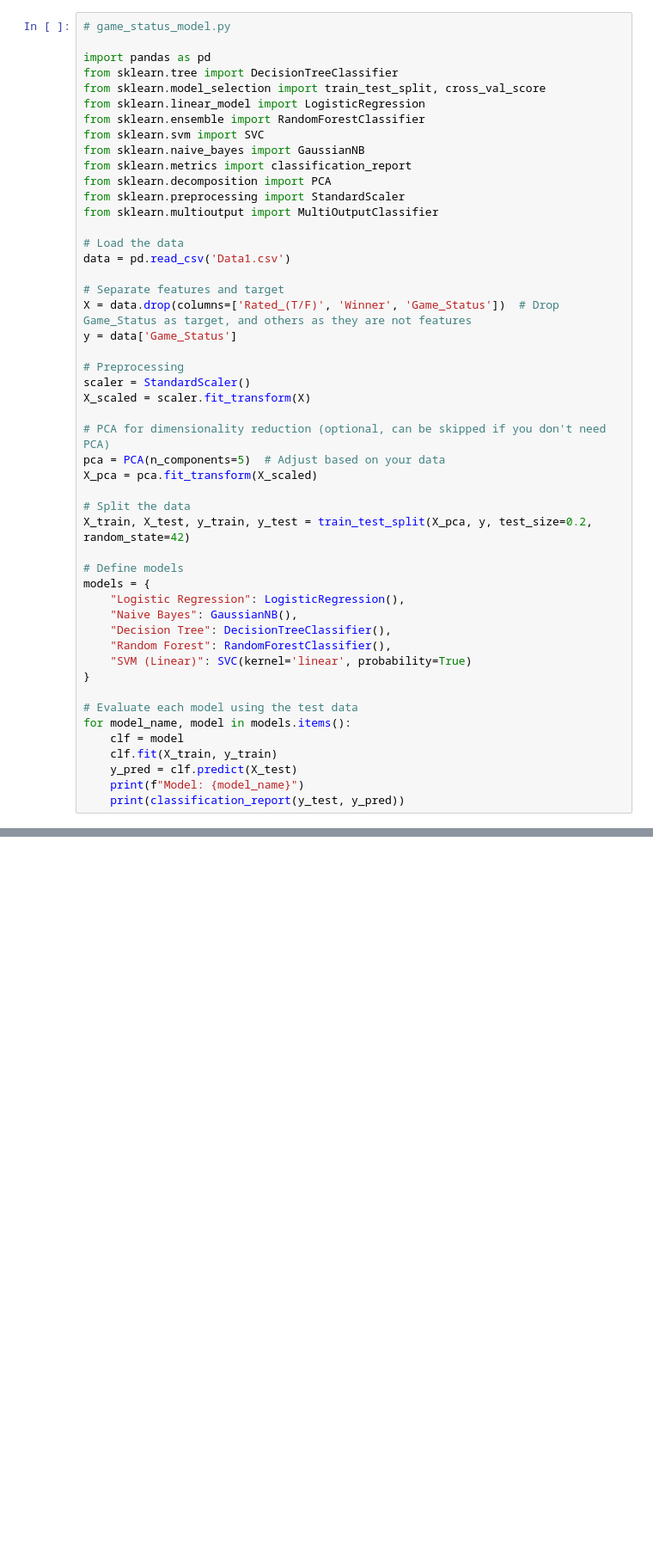
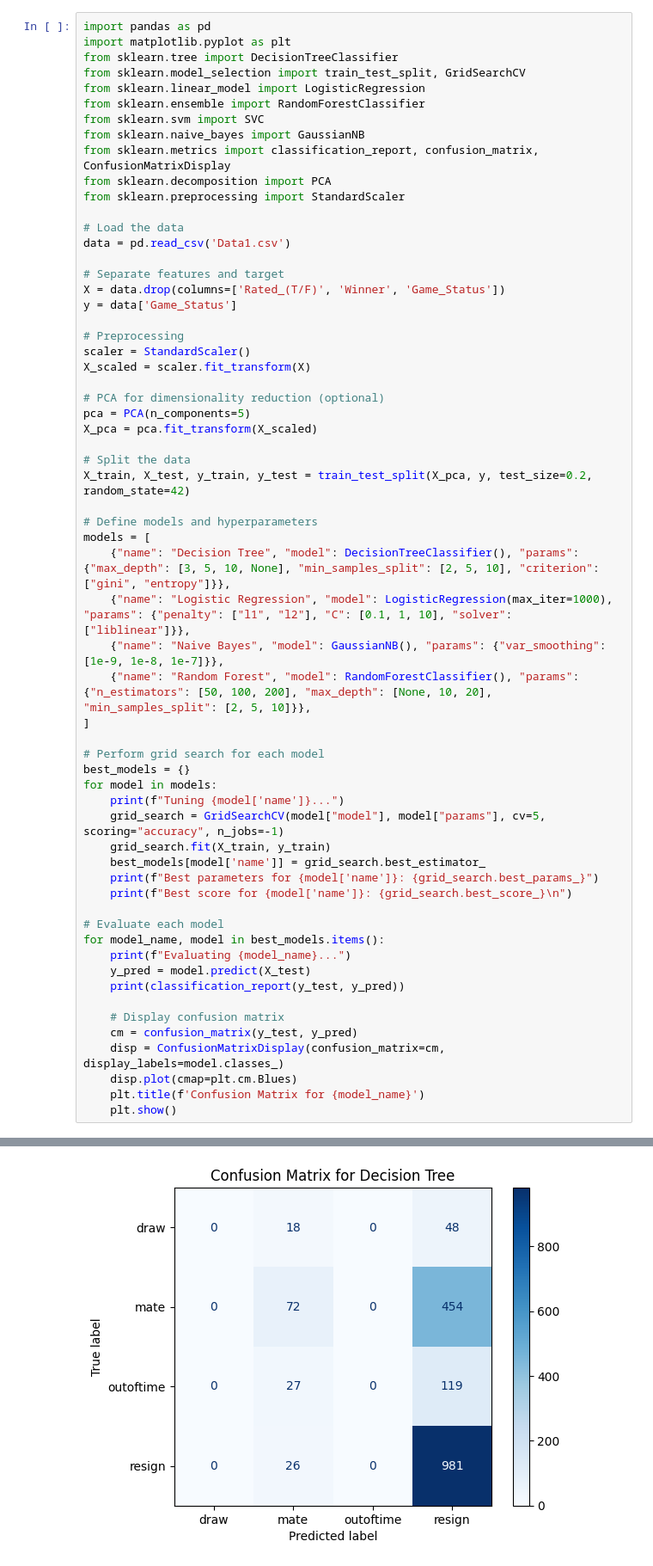
Before and after one commit to Dibij/Chess, a Jupyter notebook: Game_Status.ipynb, the cells around one changed output, grey strips where cells are left out. Shown at 86% size. Saved outputs shown, nothing was run; the diff lists cells and outputs as text; blank space fills up the shorter version.

Commit message:
Hyper-Parameter Tuning Complete

```diff
--- a/Game_Status.ipynb
+++ b/Game_Status.ipynb
@@ -1,50 +1,62 @@
 # %%
-# game_status_model.py
-
 import pandas as pd
+import matplotlib.pyplot as plt
 from sklearn.tree import DecisionTreeClassifier
-from sklearn.model_selection import train_test_split, cross_val_score
+from sklearn.model_selection import train_test_split, GridSearchCV
 from sklearn.linear_model import LogisticRegression
 from sklearn.ensemble import RandomForestClassifier
 from sklearn.svm import SVC
 from sklearn.naive_bayes import GaussianNB
-from sklearn.metrics import classification_report
+from sklearn.metrics import classification_report, confusion_matrix, ConfusionMatrixDisplay
 from sklearn.decomposition import PCA
 from sklearn.preprocessing import StandardScaler
-from sklearn.multioutput import MultiOutputClassifier
 
 # Load the data
 data = pd.read_csv('Data1.csv')
 
 # Separate features and target
-X = data.drop(columns=['Rated_(T/F)', 'Winner', 'Game_Status'])  # Drop Game_Status as target, and others as they are not features
+X = data.drop(columns=['Rated_(T/F)', 'Winner', 'Game_Status'])
 y = data['Game_Status']
 
 # Preprocessing
 scaler = StandardScaler()
 X_scaled = scaler.fit_transform(X)
 
-# PCA for dimensionality reduction (optional, can be skipped if you don't need PCA)
-pca = PCA(n_components=5)  # Adjust based on your data
+# PCA for dimensionality reduction (optional)
+pca = PCA(n_components=5)
 X_pca = pca.fit_transform(X_scaled)
 
 # Split the data
 X_train, X_test, y_train, y_test = train_test_split(X_pca, y, test_size=0.2, random_state=42)
 
-# Define models
-models = {
-    "Logistic Regression": LogisticRegression(),
-    "Naive Bayes": GaussianNB(),
-    "Decision Tree": DecisionTreeClassifier(),
-    "Random Forest": RandomForestClassifier(),
-    "SVM (Linear)": SVC(kernel='linear', probability=True)
-}
+# Define models and hyperparameters
+models = [
+    {"name": "Decision Tree", "model": DecisionTreeClassifier(), "params": {"max_depth": [3, 5, 10, None], "min_samples_split": [2, 5, 10], "criterion": ["gini", "entropy"]}},
+    {"name": "Logistic Regression", "model": LogisticRegression(max_iter=1000), "params": {"penalty": ["l1", "l2"], "C": [0.1, 1, 10], "solver": ["liblinear"]}},
+    {"name": "Naive Bayes", "model": GaussianNB(), "params": {"var_smoothing": [1e-9, 1e-8, 1e-7]}},
+    {"name": "Random Forest", "model": RandomForestClassifier(), "params": {"n_estimators": [50, 100, 200], "max_depth": [None, 10, 20], "min_samples_split": [2, 5, 10]}},
+]
 
-# Evaluate each model using the test data
-for model_name, model in models.items():
-    clf = model
-    clf.fit(X_train, y_train)
-    y_pred = clf.predict(X_test)
-    print(f"Model: {model_name}")
+# Perform grid search for each model
+best_models = {}
+for model in models:
+    print(f"Tuning {model['name']}...")
+    grid_search = GridSearchCV(model["model"], model["params"], cv=5, scoring="accuracy", n_jobs=-1)
+    grid_search.fit(X_train, y_train)
+    best_models[model['name']] = grid_search.best_estimator_
+    print(f"Best parameters for {model['name']}: {grid_search.best_params_}")
+    print(f"Best score for {model['name']}: {grid_search.best_score_}\n")
+
+# Evaluate each model
+for model_name, model in best_models.items():
+    print(f"Evaluating {model_name}...")
+    y_pred = model.predict(X_test)
     print(classification_report(y_test, y_pred))
+
+    # Display confusion matrix
+    cm = confusion_matrix(y_test, y_pred)
+    disp = ConfusionMatrixDisplay(confusion_matrix=cm, display_labels=model.classes_)
+    disp.plot(cmap=plt.cm.Blues)
+    plt.title(f'Confusion Matrix for {model_name}')
+    plt.show()
 # %% [output]
@@ -67,0 +80 @@ weighted avg       0.33      0.58      0.42      1745
+[figure, added]
```
Also changed, not shown: parts of 3 cells of this notebook, 2 other files.
